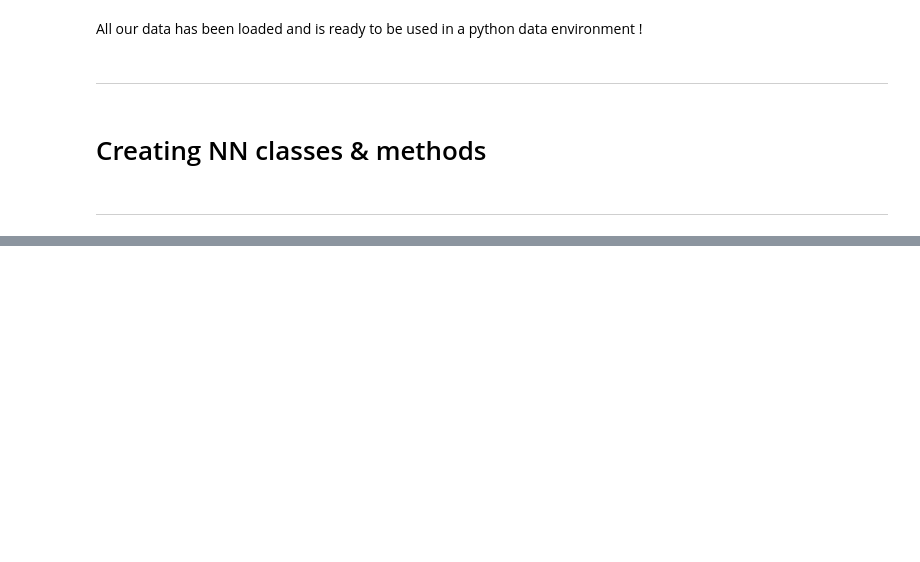
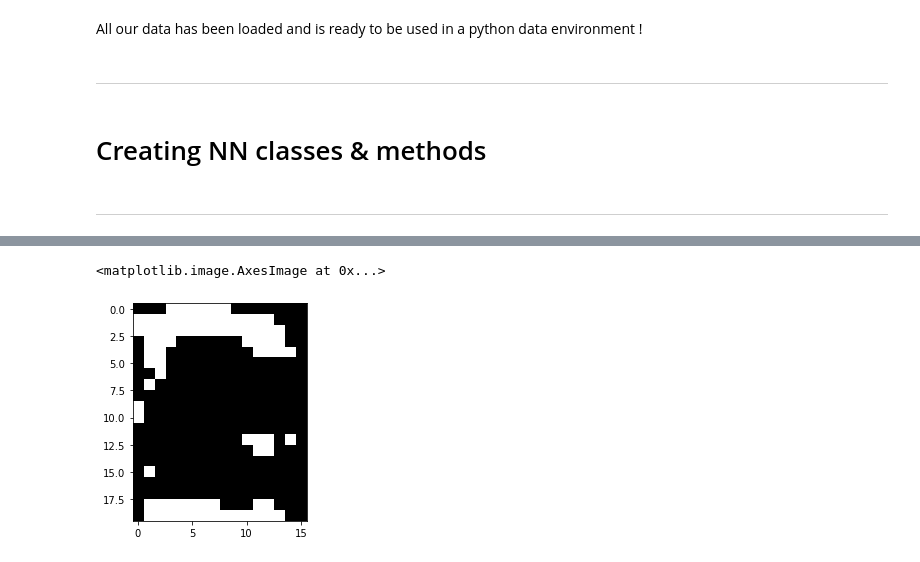
Before and after one commit to Koowah/Deep_neural_networks, a Jupyter notebook: notebooks/1_AL_TP_DNN.ipynb, the cells around one changed output, grey strips where cells are left out. Cells and saved outputs as stored; diff of their text form; code cells hidden in the pictures; blank space fills up the shorter version.

```diff
--- a/notebooks/1_AL_TP_DNN.ipynb
+++ b/notebooks/1_AL_TP_DNN.ipynb
@@ -299,0 +333,7 @@ plt.imshow(rbm.reconstruct(data[39*0].T)[0].reshape(20,16), cmap='Greys_r')
+# %%
+generated_images = rbm.generate_image(iter_gibbs=100, number_image=100)
+# %%
+plt.imshow(generated_images[55].reshape(20,16), cmap='Greys_r')
+# %% [output]
+<matplotlib.image.AxesImage at 0x...>
+[figure, added]
```
Also changed, not shown: parts of 8 cells of this notebook.
